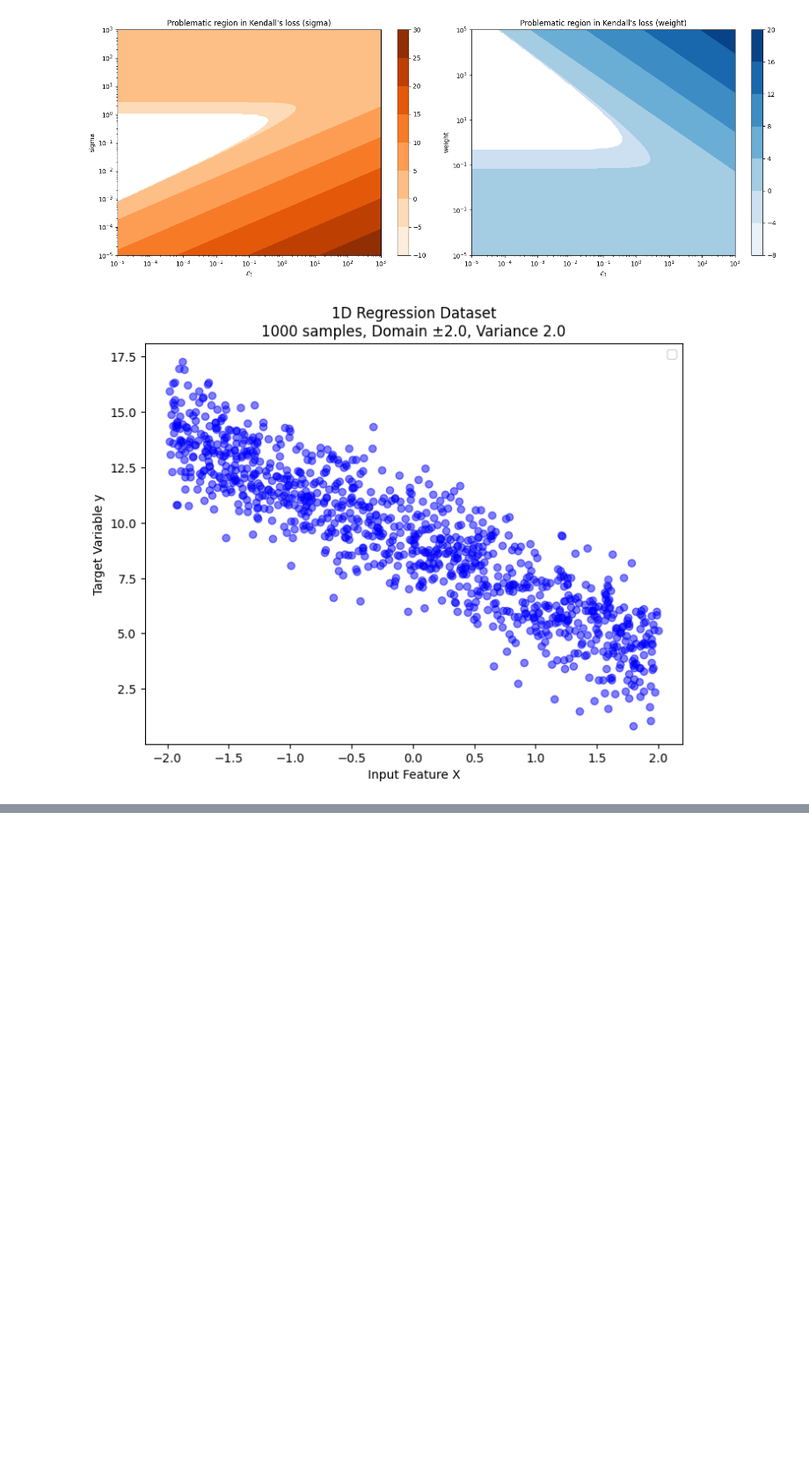
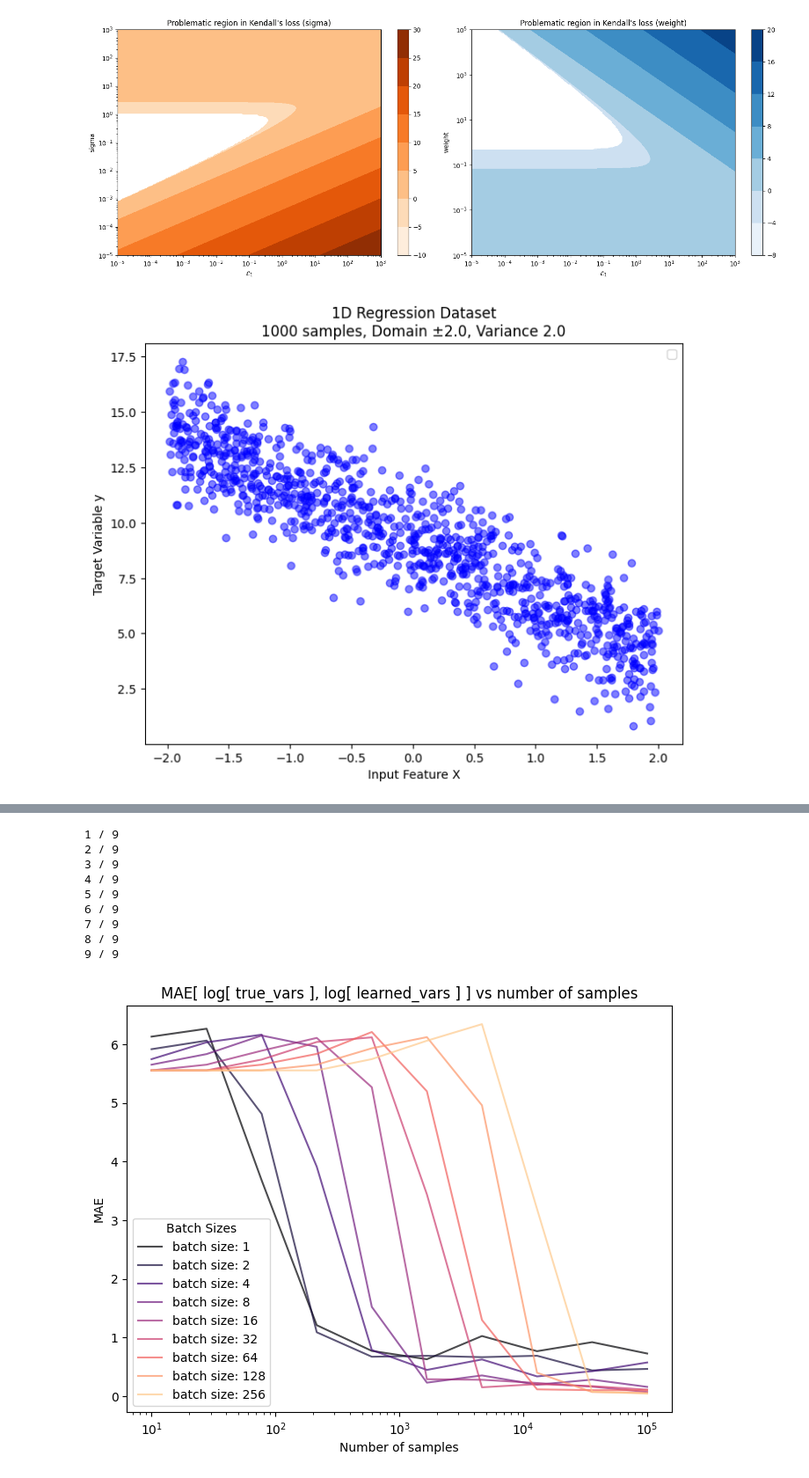
Before and after one commit to graphcore-research/minimol, a Jupyter notebook: notebooks/uncertainty_weighing.ipynb, the cells around one changed output, grey strips where cells are left out. Shown: that part at 88% size. Cells and saved outputs as stored; diff of their text form; code cells hidden in the pictures; blank space fills up the shorter version.

```diff
--- a/notebooks/uncertainty_weighing.ipynb
+++ b/notebooks/uncertainty_weighing.ipynb
@@ -305,0 +399,77 @@ plt.show()
+# %%
+import numpy as np
+import matplotlib.pyplot as plt
+from sklearn.metrics import mean_absolute_error as mae
+import torch
+
+repeats = 1
+true_vars = np.logspace(-3, 0, 10)
+num_samples = np.logspace(1, 5, 10)
+
+batch_sizes = [1, 2, 4, 8, 16, 32, 64, 128, 256]
+
+gofs = np.zeros(shape=[len(batch_sizes), len(num_samples)])
+
+for k, batch_size in enumerate(batch_sizes):
+    print(f"{k + 1} / {len(batch_sizes)}")
+    device = torch.device('cpu' if batch_size < 64 else 'cuda')
+
+    for i, samples in enumerate(num_samples):
+
+        learned_vars = np.zeros_like(true_vars)
+
+        for j, variance in enumerate(true_vars):
+
+            sample_vars = run(
+                variance,
+                epochs=1,
+                device=device,
+                lr=(1e-1, 1e-1),
+                repeats=repeats,
+                n_samples=int(samples),
+                batch_size=batch_size,
+                # prior=lambda x: x/3
+                uncertainty_weighing=True,
+            )
+
+            learned_vars[j] = np.mean(sample_vars)
+
+        gofs[k][i] = mae(np.log(true_vars), np.log(learned_vars))
+
+plt.figure(figsize=(8, 6))
+cmap = plt.get_cmap("magma")
+colors = [cmap(i / len(batch_sizes)) for i in range(len(batch_sizes))]
+for k, batch_size in enumerate(batch_sizes):
+    plt.plot(num_samples, gofs[k], color=colors[k], alpha=0.7, label=f'batch size: {batch_size}')
+
+plt.legend(title='Batch Sizes')
+plt.title('MAE[ log[ true_vars ], log[ learned_vars ] ] vs number of samples')
+plt.xlabel('Number of samples')
+plt.ylabel('MAE')
+plt.xscale('log')
+plt.show()
+
+plt.figure(figsize=(8, 6))
+cmap = plt.get_cmap("magma")
+colors = [cmap(i / len(batch_sizes)) for i in range(len(batch_sizes))]
+for k, batch_size in enumerate(batch_sizes):
+    num_steps = num_samples // batch_size
+    plt.plot(num_steps, gofs[k], color=colors[k], alpha=0.7, label=f'batch size: {batch_size}')
+
+plt.legend(title='Batch Sizes')
+plt.title('MAE[ log[ true_vars ], log[ learned_vars ] ] vs number of steps')
+plt.xlabel('Number of steps')
+plt.ylabel('MAE')
+plt.xscale('log')
+plt.show()
+# %% [output]
+1 / 9
+2 / 9
+3 / 9
+4 / 9
+5 / 9
+6 / 9
+7 / 9
+8 / 9
+9 / 9
+[figure, added]
```
Also changed, not shown: parts of 13 cells of this notebook, 2 other files.
